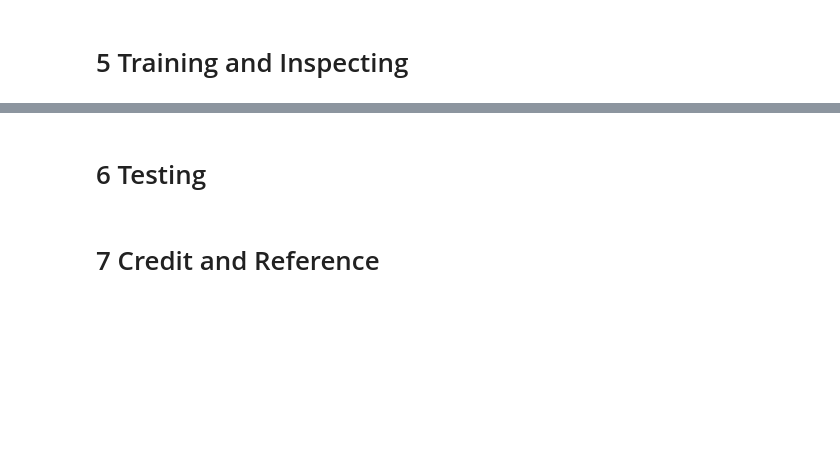
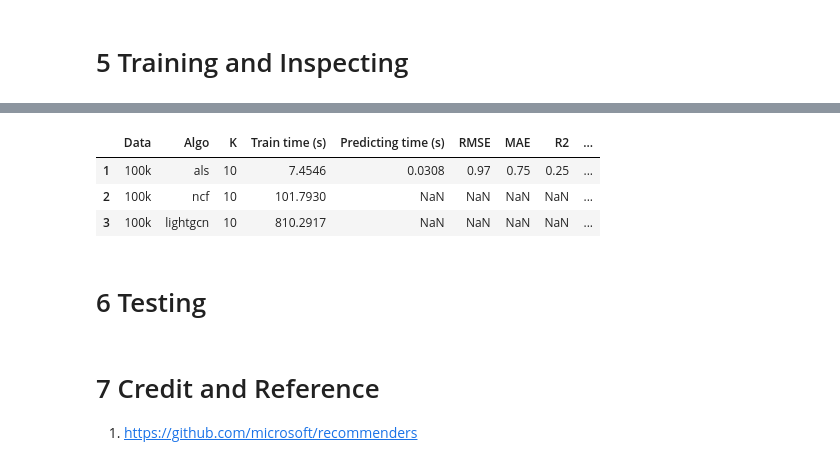
Before and after one commit to zoryzhang/4222project, a Jupyter notebook: main.ipynb, the cells around one changed output, grey strips where cells are left out. Cells and saved outputs as stored; diff of their text form; code cells hidden in the pictures; blank space fills up the shorter version.

```diff
--- a/main.ipynb
+++ b/main.ipynb
@@ -167,0 +204,13 @@ RendererRegistry.enable('colab')
+# %%
+from recommenders.utils.spark_utils import start_or_get_spark
+spark = start_or_get_spark("PySpark", memory="32g")
+spark.conf.set("spark.sql.analyzer.failAmbiguousSelfJoin", "false")
+
+from recommenders.datasets import movielens
+from recommenders.datasets.python_splitters import python_stratified_split
+import os
+
+# fix random seeds to make sure out runs are reproducible
+np.random.seed(SEED)
+torch.manual_seed(SEED)
+torch.cuda.manual_seed_all(SEED)
@@ -169,0 +461,30 @@ RendererRegistry.enable('colab')
+# %%
+metrics = {
+    "als": ["rating", "ranking"],
+    "ncf": ["ranking"],
+    "lightgcn": ["ranking"]
+}
+# %%
+def generate_summary(data, algo, k, train_time, time_rating, rating_metrics, time_ranking, ranking_metrics):
+    summary = {"Data": data, "Algo": algo, "K": k, "Train time (s)": train_time, "Predicting time (s)": time_rating, "Recommending time (s)": time_ranking}
+    if rating_metrics is None:
+        rating_metrics = {
+            "RMSE": np.nan,
+            "MAE": np.nan,
+            "R2": np.nan,
+            "Explained Variance": np.nan,
+        }
+    if ranking_metrics is None:
+        ranking_metrics = {
+            "MAP": np.nan,
+            "nDCG@k": np.nan,
+            "Precision@k": np.nan,
+            "Recall@k": np.nan,
+        }
+    summary.update(rating_metrics)
+    summary.update(ranking_metrics)
+    return summary
+# %%
+data_sizes = ["100k"] # Movielens data size: 100k, 1m, 10m, or 20m
+#algorithms = [ "lightgcn"]
+algorithms = ["als", "ncf", "lightgcn"]
@@ -170,4 +585,13 @@ RendererRegistry.enable('colab')
+# %%
+df_results
+# %% [output]
+|  | Data | Algo | K | Train time (s) | Predicting time (s) | RMSE | MAE | R2 | ... |
+| 1 | 100k | als | 10 | 7.4546 | 0.0308 | 0.97 | 0.75 | 0.25 | ... |
+| 2 | 100k | ncf | 10 | 101.7930 | NaN | NaN | NaN | NaN | ... |
+| 3 | 100k | lightgcn | 10 | 810.2917 | NaN | NaN | NaN | NaN | ... |
 # %% [markdown]
 # 6 Testing
 # %% [markdown]
 # 7 Credit and Reference
+
+1. https://github.com/microsoft/recommenders
```
Also changed, not shown: parts of 17 cells of this notebook, 5 other files.
